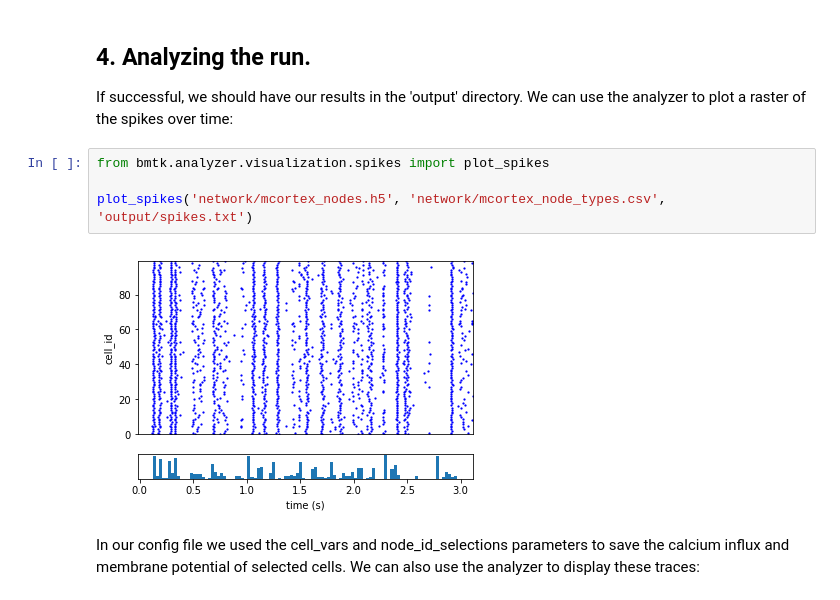
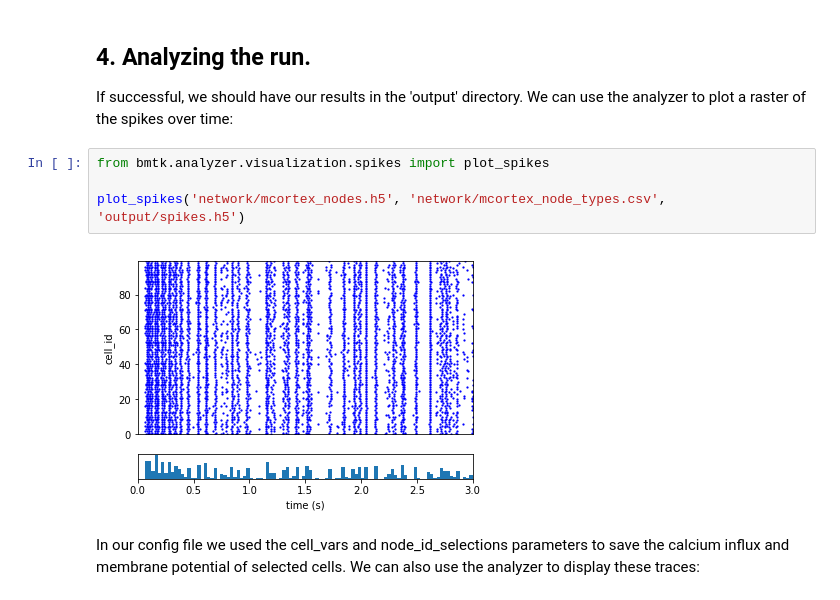
Before and after one commit to AllenInstitute/bmtk, a Jupyter notebook: docs/tutorial/03_single_pop.ipynb, the cells around one changed output. Drawn from its saved outputs; the diff is of its cells as text.

```diff
--- a/docs/tutorial/03_single_pop.ipynb
+++ b/docs/tutorial/03_single_pop.ipynb
@@ -192,9 +181,9 @@ If successful, we should have our results in the 'output' directory. We can use
 # %%
 from bmtk.analyzer.visualization.spikes import plot_spikes
 
-plot_spikes('network/mcortex_nodes.h5', 'network/mcortex_node_types.csv', 'output/spikes.txt')
+plot_spikes('network/mcortex_nodes.h5', 'network/mcortex_node_types.csv', 'output/spikes.h5')
 # %% [output]
-[figure, old version]
+[figure, new version]
 # %% [markdown]
 In our config file we used the cell_vars and node_id_selections parameters to save the calcium influx and membrane potential of selected cells. We can also use the analyzer to display these traces:
 # %%
```
Also changed, not shown: parts of 9 cells of this notebook, 2 other files.
